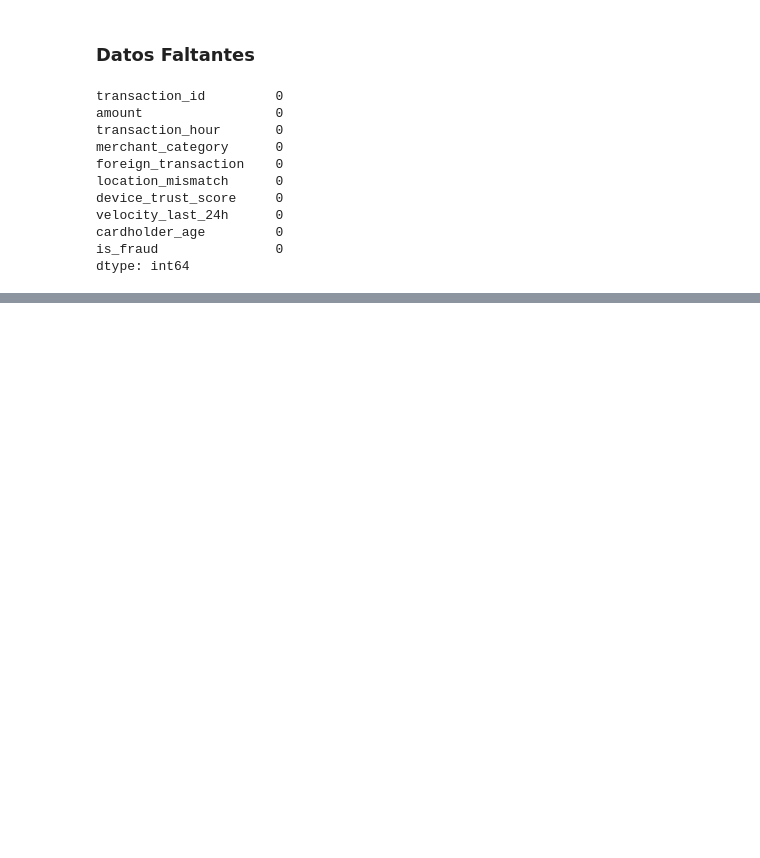
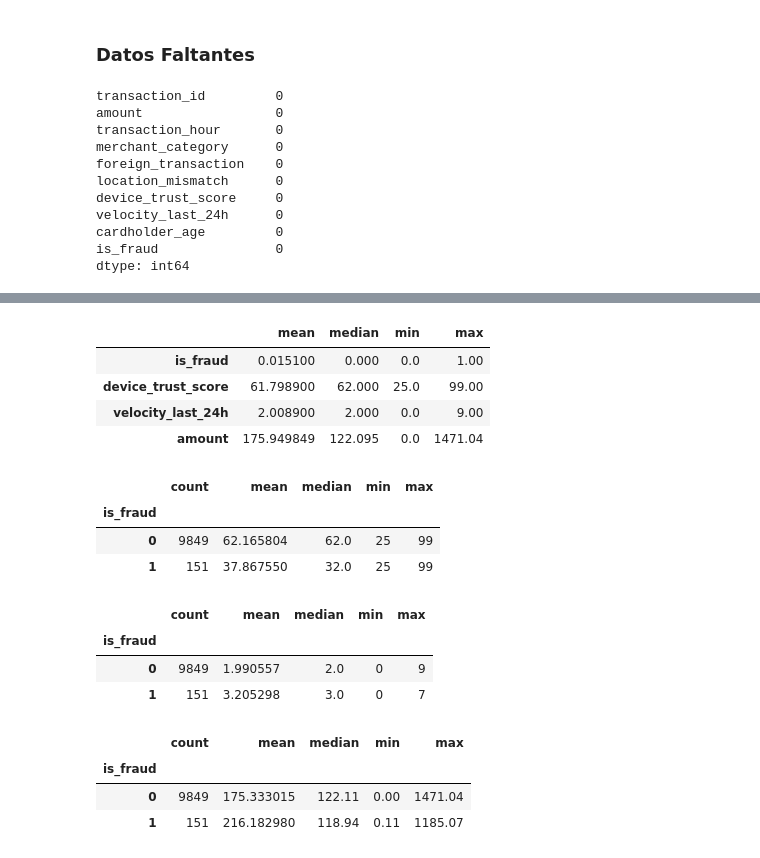
Before and after one commit to Aideth3006/-S100_Equipo8_ParteI, a Jupyter notebook: S100_Equipo8_ParteI.ipynb, the cells around one changed output, grey strips where cells are left out. Saved outputs shown, nothing was run; the diff lists cells and outputs as text; code cells hidden in the pictures; blank space fills up the shorter version.

Commit message:
Se realizo exploracion de variables para hipotesis, aun no se ha definido

```diff
--- a/S100_Equipo8_ParteI.ipynb
+++ b/S100_Equipo8_ParteI.ipynb
@@ -107,0 +166,61 @@ dtype: int64
+# %%
+variables_resumen = [
+    "is_fraud",
+    "device_trust_score",
+    "velocity_last_24h",
+    "amount"
+]
+
+tabla_descriptiva = df[variables_resumen].agg([
+    "mean",
+    "median",
+    "min",
+    "max"
+]).T
+
+tabla_descriptiva
+# %% [output]
+|  | mean | median | min | max |
+| is_fraud | 0.015100 | 0.000 | 0.0 | 1.00 |
+| device_trust_score | 61.798900 | 62.000 | 25.0 | 99.00 |
+| velocity_last_24h | 2.008900 | 2.000 | 0.0 | 9.00 |
+| amount | 175.949849 | 122.095 | 0.0 | 1471.04 |
+# %%
+df.groupby("is_fraud")["device_trust_score"].agg([
+    "count",
+    "mean",
+    "median",
+    "min",
+    "max"
+])
+# %% [output]
+|  | count | mean | median | min | max |
+| is_fraud |  |  |  |  |  |
+| 0 | 9849 | 62.165804 | 62.0 | 25 | 99 |
+| 1 | 151 | 37.867550 | 32.0 | 25 | 99 |
+# %%
+df.groupby("is_fraud")["velocity_last_24h"].agg([
+    "count",
+    "mean",
+    "median",
+    "min",
+    "max"
+])
+# %% [output]
+|  | count | mean | median | min | max |
+| is_fraud |  |  |  |  |  |
+| 0 | 9849 | 1.990557 | 2.0 | 0 | 9 |
+| 1 | 151 | 3.205298 | 3.0 | 0 | 7 |
+# %%
+df.groupby("is_fraud")["amount"].agg([
+    "count",
+    "mean",
+    "median",
+    "min",
+    "max"
+])
+# %% [output]
+|  | count | mean | median | min | max |
+| is_fraud |  |  |  |  |  |
+| 0 | 9849 | 175.333015 | 122.11 | 0.00 | 1471.04 |
+| 1 | 151 | 216.182980 | 118.94 | 0.11 | 1185.07 |
```
Also changed, not shown: parts of 7 cells of this notebook.
